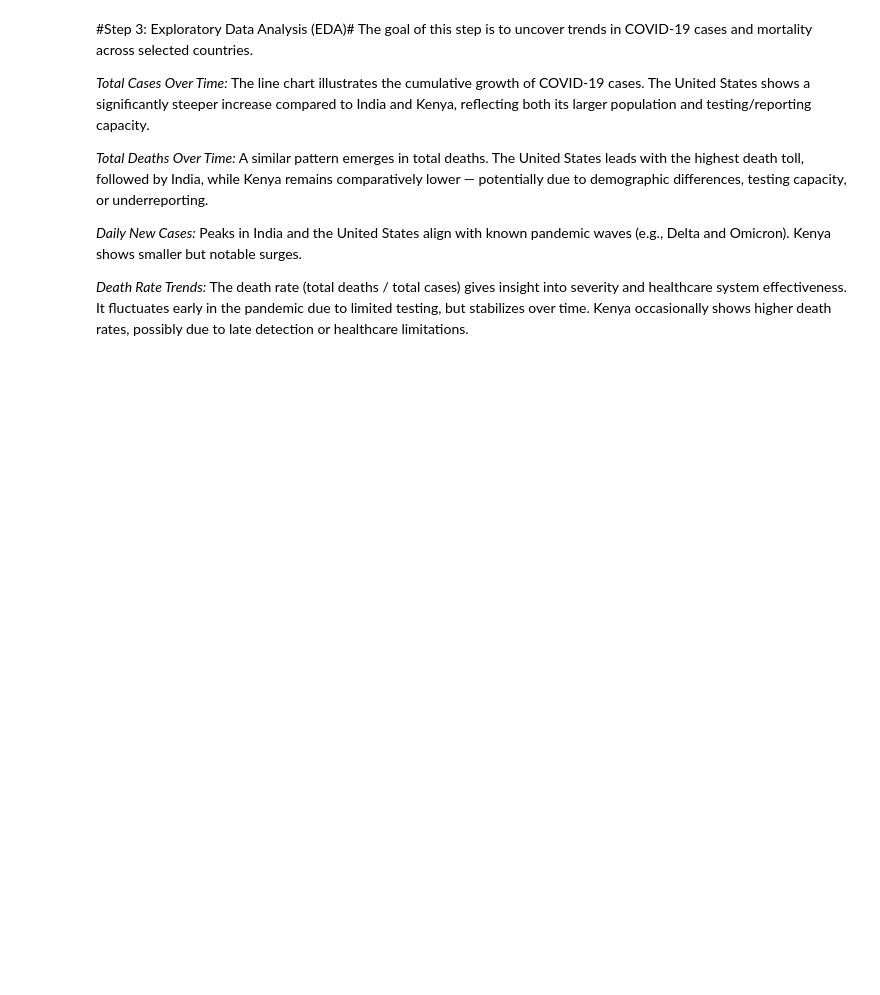
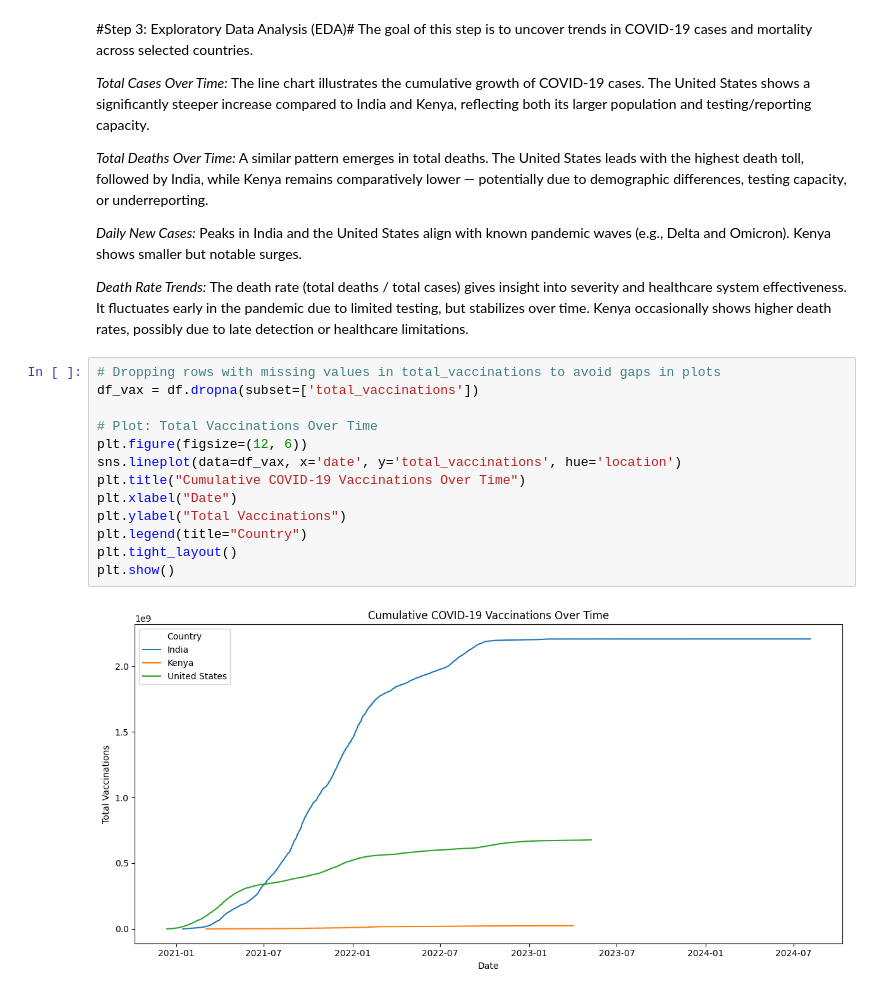
Before and after one commit to JesseAger/Covid-19-Data-Tracker, a Jupyter notebook: Covid_19_Track.ipynb, the cells around one changed output. Drawn from its saved outputs; the diff is of its cells as text; blank space fills up the shorter version.

```diff
--- a/Covid_19_Track.ipynb
+++ b/Covid_19_Track.ipynb
@@ -151,3 +151,18 @@ Peaks in India and the United States align with known pandemic waves (e.g., Delt
 
 *Death Rate Trends:*
 The death rate (total deaths / total cases) gives insight into severity and healthcare system effectiveness. It fluctuates early in the pandemic due to limited testing, but stabilizes over time. Kenya occasionally shows higher death rates, possibly due to late detection or healthcare limitations.
+# %%
+# Dropping rows with missing values in total_vaccinations to avoid gaps in plots
+df_vax = df.dropna(subset=['total_vaccinations'])
+
+# Plot: Total Vaccinations Over Time
+plt.figure(figsize=(12, 6))
+sns.lineplot(data=df_vax, x='date', y='total_vaccinations', hue='location')
+plt.title("Cumulative COVID-19 Vaccinations Over Time")
+plt.xlabel("Date")
+plt.ylabel("Total Vaccinations")
+plt.legend(title="Country")
+plt.tight_layout()
+plt.show()
+# %% [output]
+[figure, added]
```
Also changed, not shown: parts of 5 cells of this notebook.
